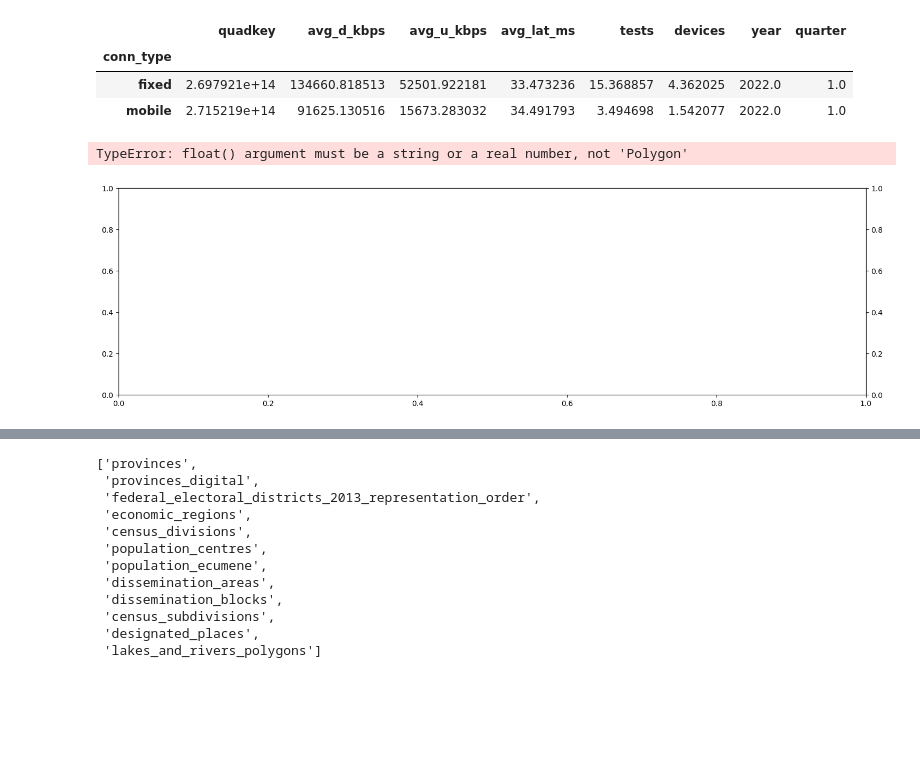
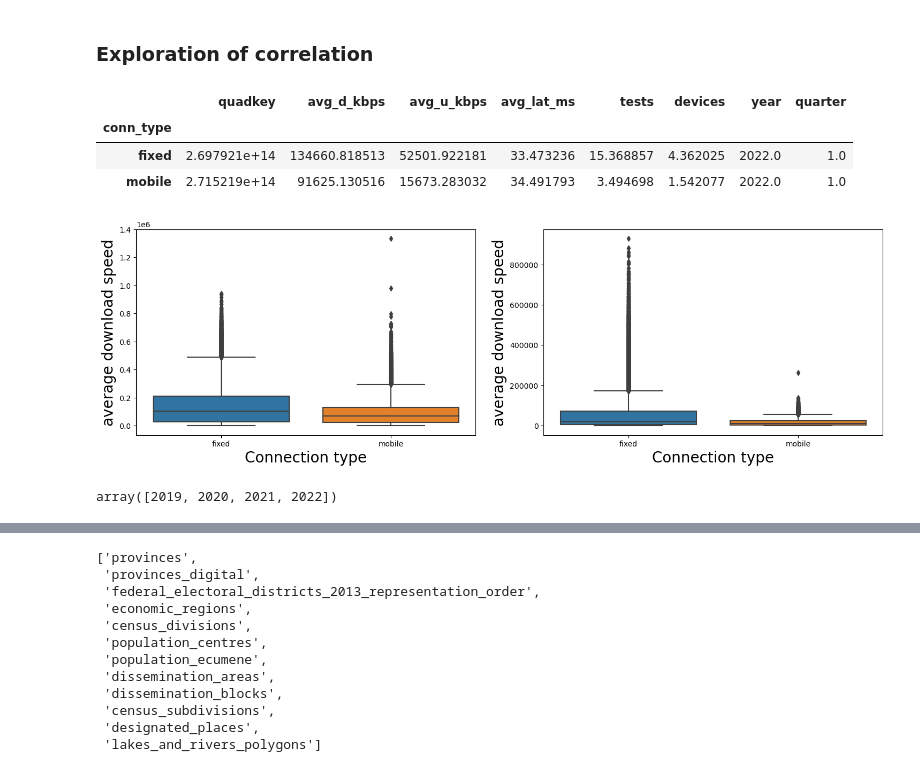
Before and after one commit to cybera/ookla-statcan-t1, a Jupyter notebook: notebooks/Feifeiworking.ipynb, the cells around one changed output, grey strips where cells are left out. Drawn from its saved outputs; the diff is of its cells as text; code cells hidden in the pictures; blank space fills up the shorter version.

```diff
--- a/notebooks/Feifeiworking.ipynb
+++ b/notebooks/Feifeiworking.ipynb
@@ -15,6 +16,8 @@ speed_tiles.head()
 | 38 | 212122230130321 | POLYGON ((-122.75574 49.30364, -1... | 120847 | 23082 | 17 | 6 | 1 | mobile | 2022 | 1 |
 | 54 | 212102012132221 | POLYGON ((-122.77771 53.85901, -1... | 174225 | 162880 | 14 | 5 | 4 | fixed | 2022 | 1 |
 | 70 | 212122232013120 | POLYGON ((-122.89307 49.11703, -1... | 238545 | 162836 | 8 | 25 | 12 | fixed | 2022 | 1 |
+# %% [markdown]
+### Exploration of correlation
 # %%
 #plot to see the download and upload speeds for fixed and mobile connections
 
@@ -26,8 +29,19 @@ speed_conn
 | conn_type |  |  |  |  |  |  |  |  |
 | fixed | 2.697921e+14 | 134660.818513 | 52501.922181 | 33.473236 | 15.368857 | 4.362025 | 2022.0 | 1.0 |
 | mobile | 2.715219e+14 | 91625.130516 | 15673.283032 | 34.491793 | 3.494698 | 1.542077 | 2022.0 | 1.0 |
-# %%
-sns.catplot(y='conn_type', x='avg_d_kbps', data=)
-# %% [output]
-TypeError: float() argument must be a string or a real number, not 'Polygon'
-[figure, removed]
+# %%
+fig, (ax1, ax2) = plt.subplots(1,2,figsize=(18,5))
+sns.boxplot(x='conn_type', y='avg_d_kbps', data=speed_tiles, ax=ax1)
+ax1.set_xlabel('Connection type',fontsize=20)
+ax1.set_ylabel('average download speed', fontsize=20)
+sns.boxplot(x='conn_type', y='avg_u_kbps', data=speed_tiles, ax=ax2)
+ax2.set_xlabel('Connection type',fontsize=20)
+ax2.set_ylabel('average download speed', fontsize=20)
+plt.show()
+# %% [output]
+[figure, added]
+# %%
+speed_tiles_year = ookla.canada_speed_tiles().loc[lambda s:(s.quarter==1)]
+speed_tiles_year['year'].unique()
+# %% [output]
+array([2019, 2020, 2021, 2022])
```
Also changed, not shown: parts of 6 cells of this notebook.
